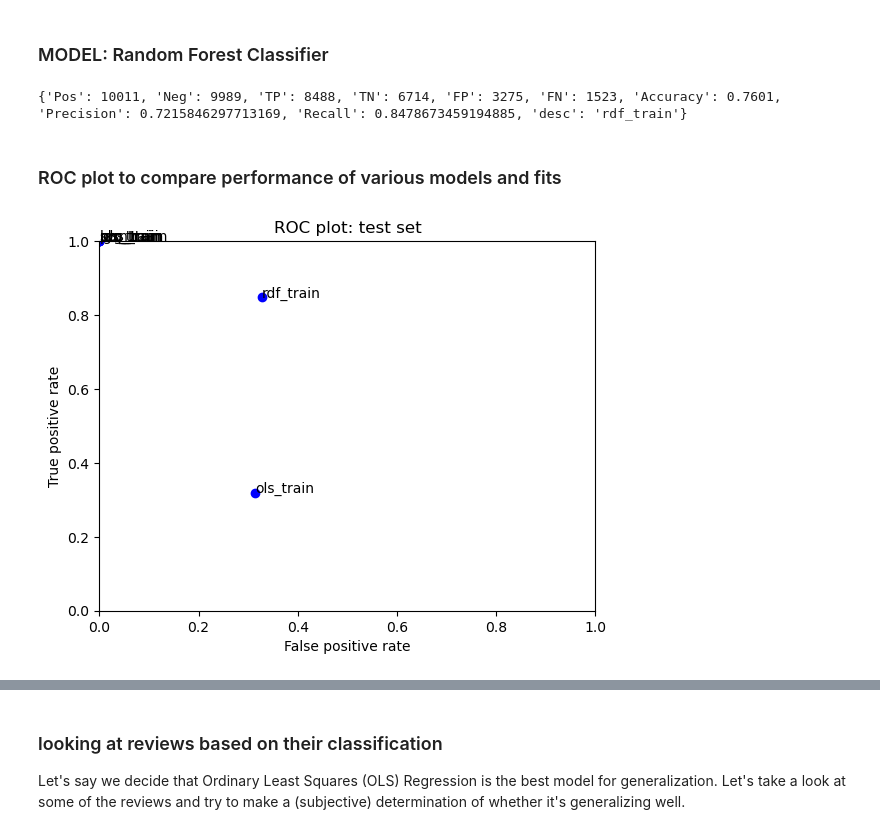
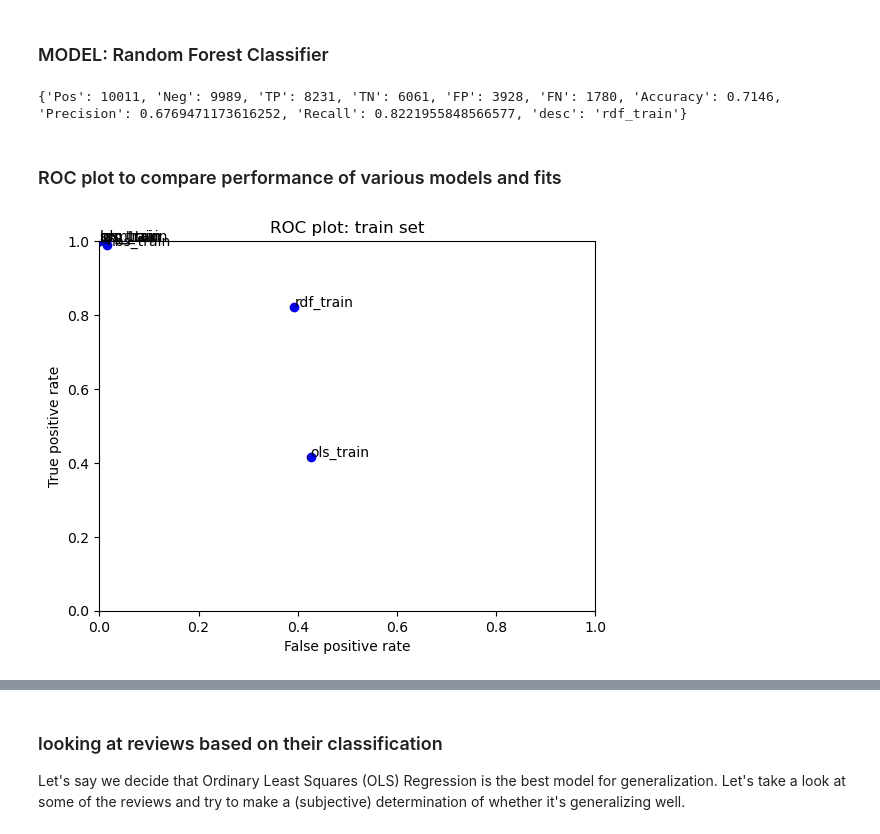
Before and after one commit to detective-bored/Machine-Learning, a Jupyter notebook: moviereviews_first_full_iteration.ipynb, the cells around one changed output, grey strips where cells are left out. Saved outputs shown, nothing was run; the diff lists cells and outputs as text; code cells hidden in the pictures.

```diff
--- a/moviereviews_first_full_iteration.ipynb
+++ b/moviereviews_first_full_iteration.ipynb
@@ -56,7 +56,8 @@ def process_raw_data(fn, my_random_seed, test=False):
 
     # vectorize Bag of Words from review text; as sparse matrix
     if (not test): # fit_transform()
-        hv = HashingVectorizer(n_features=2 ** 17, alternate_sign=False, ngram_range = (1,2))
+        hv = HashingVectorizer(n_features=2 ** 17, binary=True, alternate_sign=False, lowercase=False, ngram_range=(2,3))
+        #most work will be done to the line above
         X_hv = hv.fit_transform(movie_data.review)
         fitted_transformations.append(hv)
         print("Shape of HashingVectorizer X:")
@@ -66,30 +67,15 @@ def process_raw_data(fn, my_random_seed, test=False):
         print("Shape of HashingVectorizer X:")
         print(X_hv.shape)
 
-    if (not test):
-        cv = CountVectorizer(ngram_range = (1,2))
-        X_cv = cv.fit_transform(movie_data.review)
-        fitted_transformations.append(hv)
-        fitted_transformations.append(cv)
-        print("Shape of CountVectorizer X:")
-        print(X_cv.shape)
-    else:
-        X_cv = fitted_transformations[0].transform(movie_data.review)
-        print("Shape of CountVectorizer X:")
-        print(X_cv.shape)
-        print()
-
     # http://scikit-learn.org/stable/modules/generated/sklearn.feature_extraction.text.TfidfTransformer.html
     if (not test):
-        transformer = TfidfTransformer()
-        X_tfidf = transformer.fit_transform(X_cv)
+        transformer = TfidfTransformer(norm='l1', smooth_idf=False, use_idf=False) # class name searching
+        X_tfidf = transformer.fit_transform(X_hv)
         fitted_transformations.append(transformer)
     else:
-        X_tfidf = fitted_transformations[1].transform(X_cv)
-
+        X_tfidf = fitted_transformations[1].transform(X_hv)
 
     # create additional quantitative features
-
     # features from Amazon.csv to add to feature set
     movie_data['word_count'] = movie_data['review'].str.split(' ').str.len()
     movie_data['punc_count'] = movie_data['review'].str.count("\.")
@@ -234,7 +220,7 @@ print(prc_performance_train.performance_measures)
 ### MODEL: Ridge Regression Classifier
 # %%
 from sklearn import linear_model
-rdg = linear_model.RidgeClassifier()
+rdg = linear_model.RidgeClassifier(alpha = 1.0)
 rdg.fit(X_train, y_train)
 
 rdg_performance_train = BinaryClassificationPerformance(rdg.predict(X_train), y_train, 'rdg_train')
@@ -253,21 +239,21 @@ rdf_performance_train = BinaryClassificationPerformance(rdf.predict(X_train), y_
 rdf_performance_train.compute_measures()
 print(rdf_performance_train.performance_measures)
 # %% [output]
-{'Pos': 10011, 'Neg': 9989, 'TP': 8488, 'TN': 6714, 'FP': 3275, 'FN': 1523, 'Accuracy': 0.7601, 'Precision': 0.7215846297713169, 'Recall': 0.8478673459194885, 'desc': 'rdf_train'}
+{'Pos': 10011, 'Neg': 9989, 'TP': 8231, 'TN': 6061, 'FP': 3928, 'FN': 1780, 'Accuracy': 0.7146, 'Precision': 0.6769471173616252, 'Recall': 0.8221955848566577, 'desc': 'rdf_train'}
 # %% [markdown]
 ### ROC plot to compare performance of various models and fits
 # %%
 fits = [ols_performance_train, svm_performance_train, lgs_performance_train, nbs_performance_train, prc_performance_train, rdg_performance_train, rdf_performance_train]
 
 for fit in fits:
     plt.plot(fit.performance_measures['FP'] / fit.performance_measures['Neg'],
              fit.performance_measures['TP'] / fit.performance_measures['Pos'], 'bo')
     plt.text(fit.performance_measures['FP'] / fit.performance_measures['Neg'],
              fit.performance_measures['TP'] / fit.performance_measures['Pos'], fit.desc)
 plt.axis([0, 1, 0, 1])
-plt.title('ROC plot: test set')
+plt.title('ROC plot: train set')
 plt.xlabel('False positive rate')
 plt.ylabel('True positive rate')
 plt.show()
 # %% [output]
-[figure, old version]
+[figure, new version]
```
Also changed, not shown: parts of 20 cells of this notebook.
